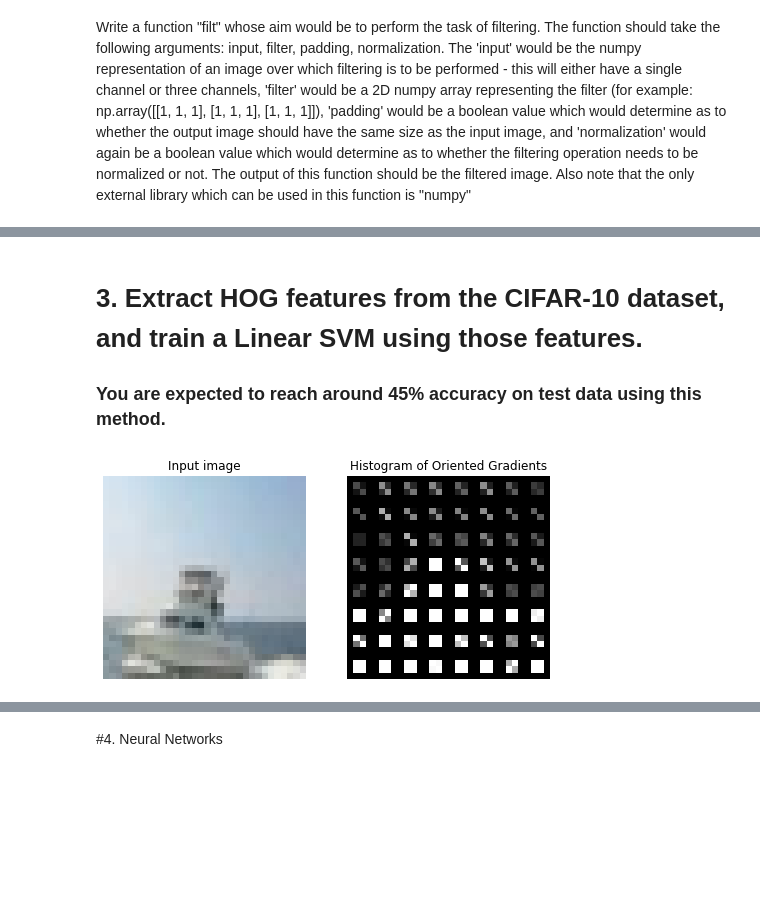
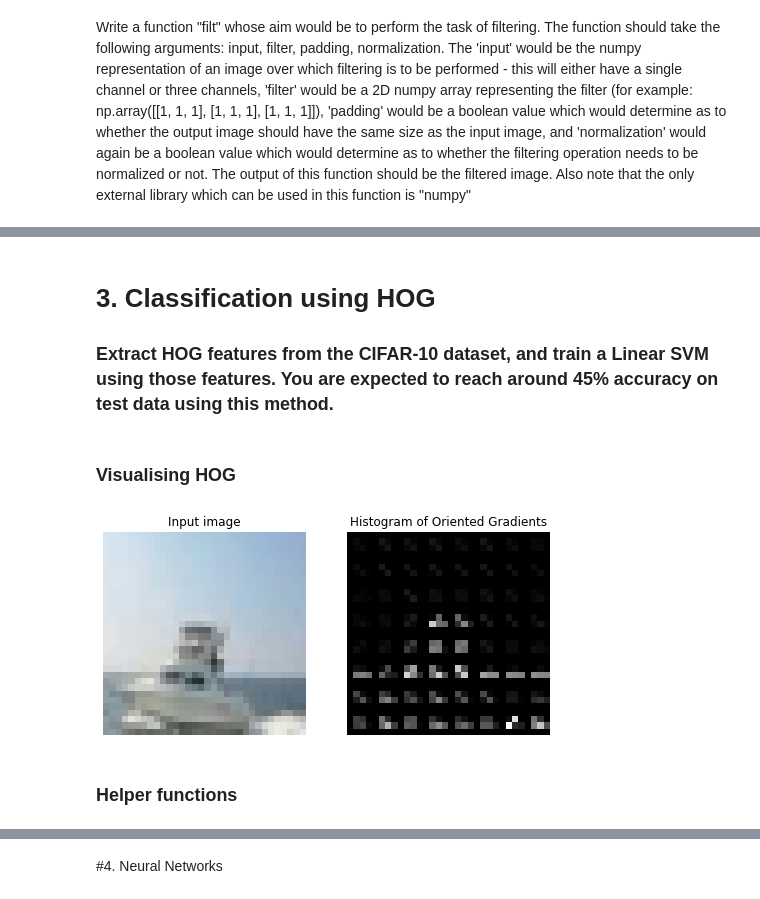
Before and after one commit to ms03831/nn-HoG-classification-CIFAR10, a Jupyter notebook: classification_cifar10.ipynb, the cells around one changed output, grey strips where cells are left out. Cells and saved outputs as stored; diff of their text form; code cells hidden in the pictures; blank space fills up the shorter version.

```diff
--- a/classification_cifar10.ipynb
+++ b/classification_cifar10.ipynb
@@ -148,33 +197,29 @@ filt(img, filter_guass, True, True)
 # %% [markdown]
-# 3. Extract HOG features from the CIFAR-10 dataset, and train a Linear SVM using those features.
-### You are expected to reach around 45% accuracy on test data using this method.
+# 3. Classification using HOG
+### Extract HOG features from the CIFAR-10 dataset, and train a Linear SVM using those features. You are expected to reach around 45% accuracy on test data using this method.
+# %% [markdown]
+### Visualising HOG
 # %%
-import matplotlib.pyplot as plt
-
-from skimage.feature import hog
-from skimage import data, exposure
-(x_train, y_train), (x_test, y_test) = cifar10.load_data()
-
 image = x_train[100]
 
-fd, hog_image = hog(image, orientations=8, multichannel=True, pixels_per_cell=(4, 4),
-                    cells_per_block=(1, 1), visualize=True)
+fd, hog_image = hog(image, multichannel=True, pixels_per_cell=(4, 4),
+                    cells_per_block=(2, 2), visualize=True)
 
 fig, (ax1, ax2) = plt.subplots(1, 2, figsize=(8, 4), sharex=True, sharey=True)
 
 ax1.axis('off')
 ax1.imshow(image, cmap=plt.cm.gray)
 ax1.set_title('Input image')
 
-# Rescale histogram for better display
-hog_image_rescaled = exposure.rescale_intensity(hog_image, in_range=(0, 10))
 
 ax2.axis('off')
-ax2.imshow(hog_image_rescaled, cmap=plt.cm.gray)
+ax2.imshow(hog_image, cmap=plt.cm.gray)
 ax2.set_title('Histogram of Oriented Gradients')
 plt.show()
 # %% [output]
-[figure, old version]
+[figure, new version]
+# %% [markdown]
+### Helper functions
 # %%
 (x_train, y_train), (x_test, y_test) = cifar10.load_data()
 
```
Also changed, not shown: parts of 21 cells of this notebook.
